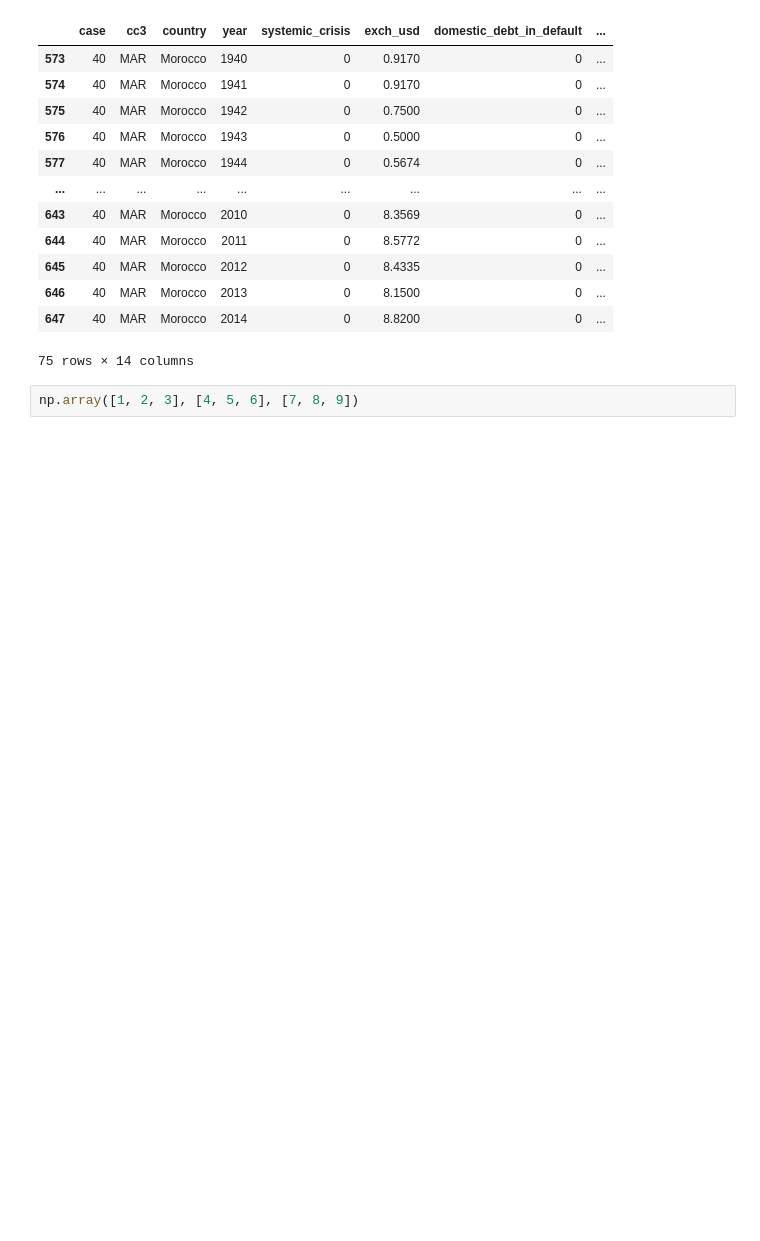
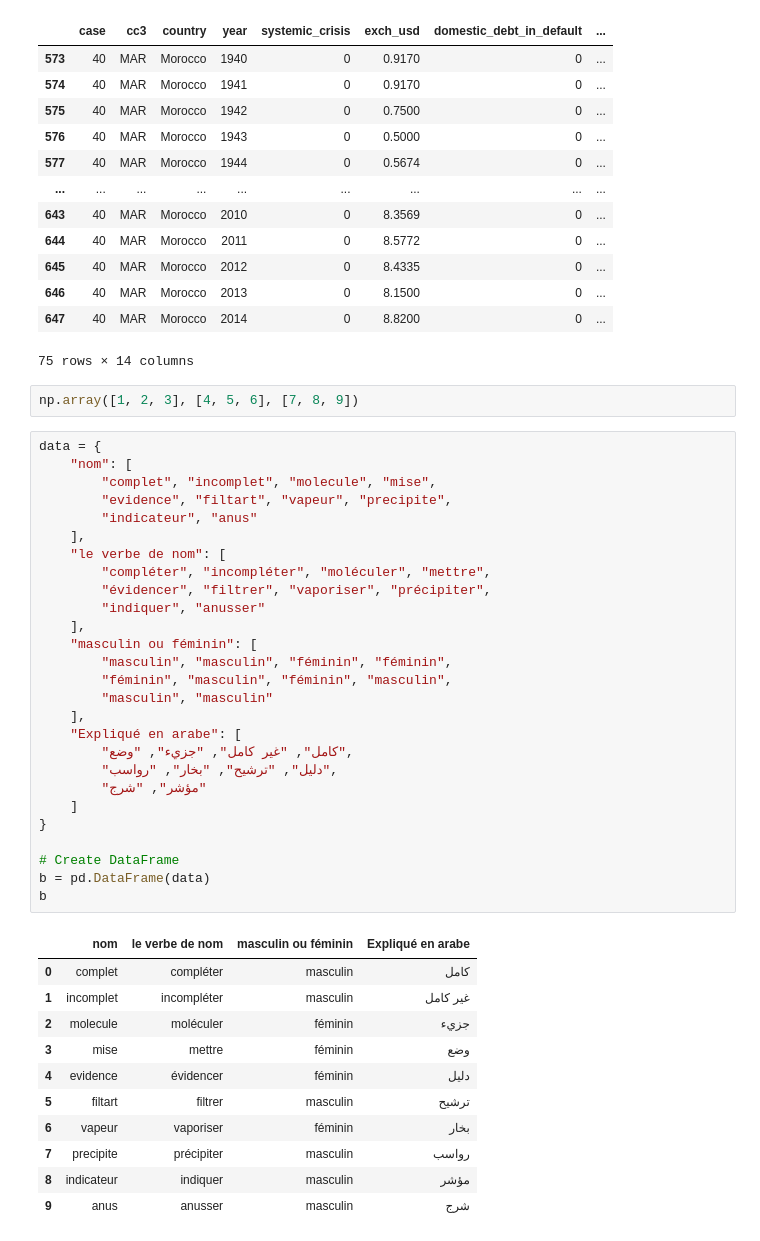
Before and after one commit to Saadlkh/saadlkh_pandas, a Jupyter notebook: aiproject.ipynb, the cells around one changed output. Cells and saved outputs as stored; diff of their text form; blank space fills up the shorter version.

```diff
--- a/aiproject.ipynb
+++ b/aiproject.ipynb
@@ -50,3 +50,42 @@ data[data.country == "Morocco"]
 75 rows × 14 columns
 # %%
 np.array([1, 2, 3], [4, 5, 6], [7, 8, 9])
+# %%
+data = {
+    "nom": [
+        "complet", "incomplet", "molecule", "mise",
+        "evidence", "filtart", "vapeur", "precipite",
+        "indicateur", "anus"
+    ],
+    "le verbe de nom": [
+        "compléter", "incompléter", "moléculer", "mettre",
+        "évidencer", "filtrer", "vaporiser", "précipiter",
+        "indiquer", "anusser"
+    ],
+    "masculin ou féminin": [
+        "masculin", "masculin", "féminin", "féminin",
+        "féminin", "masculin", "féminin", "masculin",
+        "masculin", "masculin"
+    ],
+    "Expliqué en arabe": [
+        "كامل", "غير كامل", "جزيء", "وضع",
+        "دليل", "ترشيح", "بخار", "رواسب",
+        "مؤشر", "شرج"
+    ]
+}
+
+# Create DataFrame
+b = pd.DataFrame(data)
+b
+# %% [output]
+|  | nom | le verbe de nom | masculin ou féminin | Expliqué en arabe |
+| 0 | complet | compléter | masculin | كامل |
+| 1 | incomplet | incompléter | masculin | غير كامل |
+| 2 | molecule | moléculer | féminin | جزيء |
+| 3 | mise | mettre | féminin | وضع |
+| 4 | evidence | évidencer | féminin | دليل |
+| 5 | filtart | filtrer | masculin | ترشيح |
+| 6 | vapeur | vaporiser | féminin | بخار |
+| 7 | precipite | précipiter | masculin | رواسب |
+| 8 | indicateur | indiquer | masculin | مؤشر |
+| 9 | anus | anusser | masculin | شرج |
```
Also changed, not shown: parts of 2 cells of this notebook, 1 other file.
